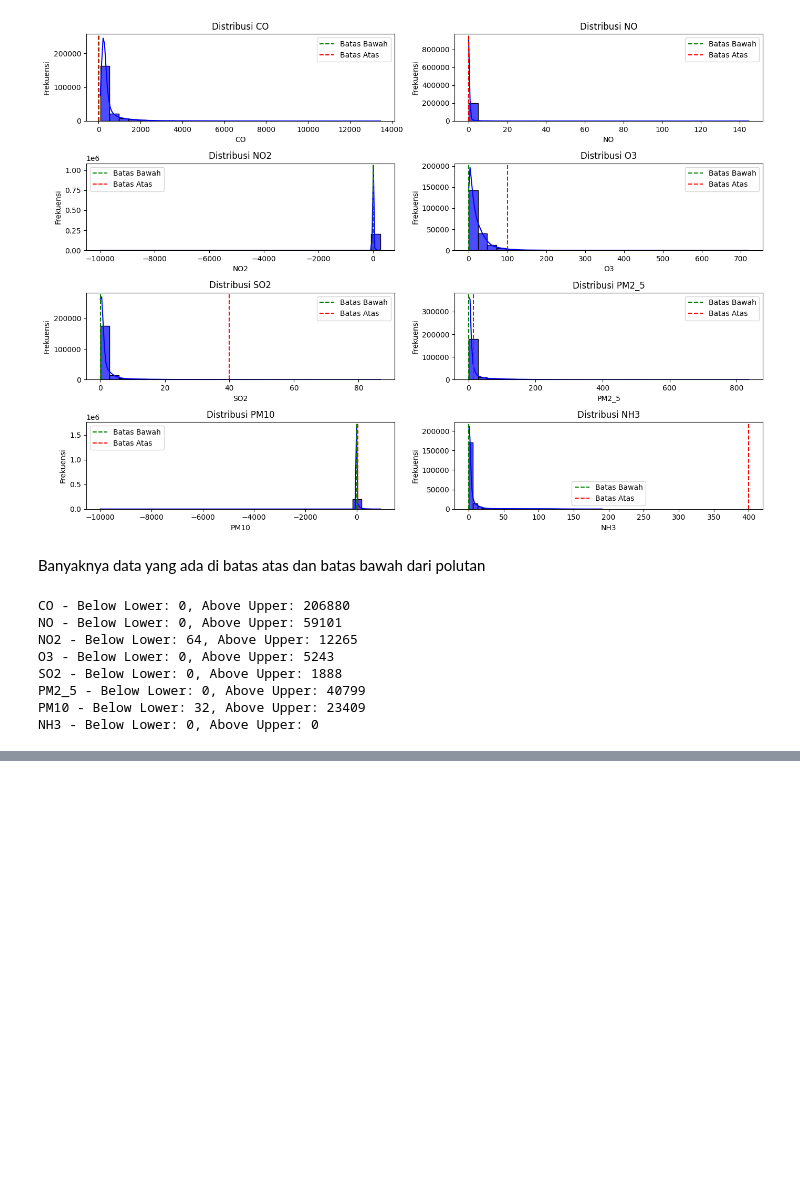
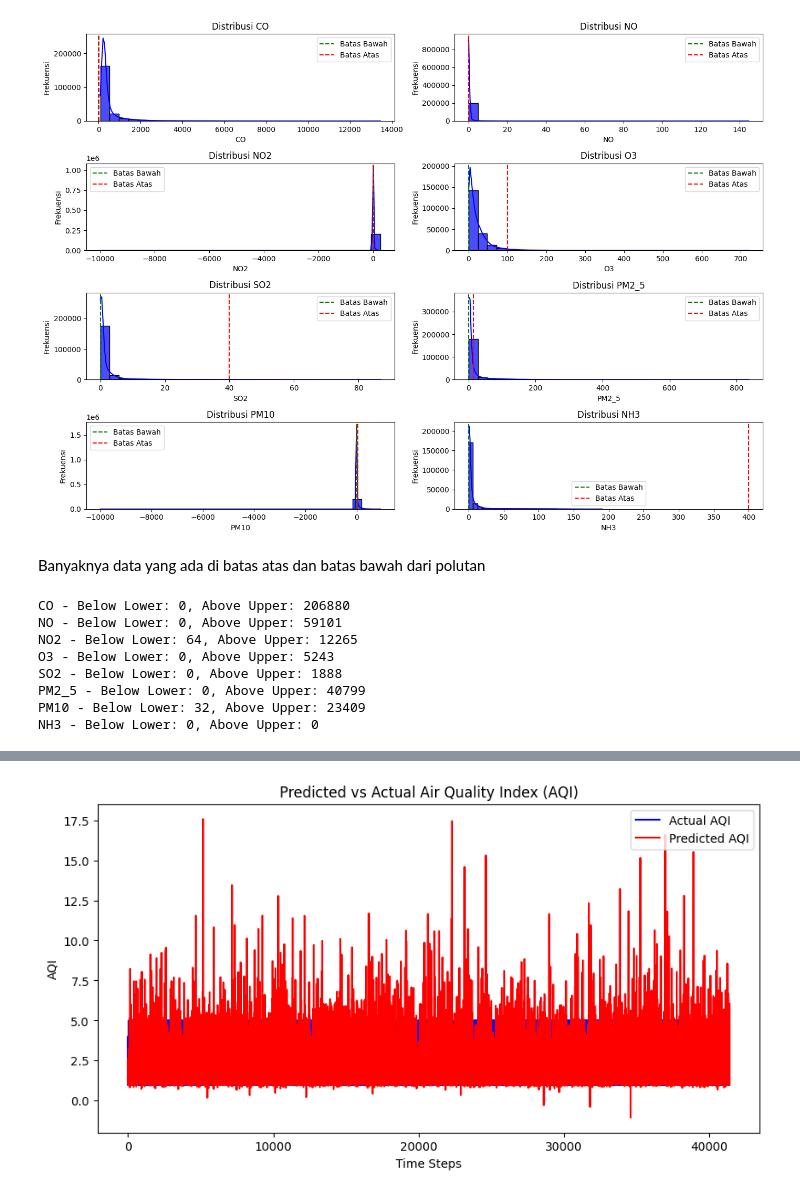
Before and after one commit to pascalreynaldy/CAPSTONE_PROJECT, a Jupyter notebook: EDA_AQI.ipynb, the cells around one changed output, grey strips where cells are left out. Saved outputs shown, nothing was run; the diff lists cells and outputs as text; code cells hidden in the pictures; blank space fills up the shorter version.

```diff
--- a/EDA_AQI.ipynb
+++ b/EDA_AQI.ipynb
@@ -206,0 +362,86 @@ NH3 - Below Lower: 0, Above Upper: 0
+# %%
+import numpy as np
+import pandas as pd
+from sklearn.linear_model import LinearRegression
+from sklearn.model_selection import train_test_split
+from sklearn.preprocessing import MinMaxScaler
+from sklearn.metrics import mean_squared_error, mean_absolute_error, r2_score
+import matplotlib.pyplot as plt
+
+# Load the data from 'data.csv'
+data = pd.read_csv('combined_data_aqi.csv')
+
+# Extract features and target
+features = data[['co', 'no', 'no2', 'o3', 'so2', 'pm2_5', 'pm10', 'nh3']].values
+target = data['aqi'].values
+
+# Scale the features
+scaler = MinMaxScaler()
+features_scaled = scaler.fit_transform(features)
+
+# Split data into training and testing sets
+X_train, X_test, y_train, y_test = train_test_split(features_scaled, target, test_size=0.2, random_state=42)
+
+# Build the Linear Regression model
+model = LinearRegression()
+
+# Train the model
+model.fit(X_train, y_train)
+
+# Predict using the model
+predictions = model.predict(X_test)
+
+# Evaluate the model
+mse = mean_squared_error(y_test, predictions)
+rmse = np.sqrt(mse)
+mae = mean_absolute_error(y_test, predictions)
+r2 = r2_score(y_test, predictions)
+
+# Display metrics
+print(f'MSE: {mse}')
+print(f'RMSE: {rmse}')
+print(f'MAE: {mae}')
+print(f'R-squared: {r2}')
+
+# Check if R-squared is above 90%
+if r2 >= 0.9:
+    print("The Linear Regression model achieves above 90% accuracy and performs well.")
+else:
+    print("The Linear Regression model may need further tuning.")
+
+# Plot Training and Validation Loss Curve
+plt.figure(figsize=(10, 5))
+plt.plot(y_test, label='Actual AQI', color='blue')
+plt.plot(predictions, label='Predicted AQI', color='red')
+plt.title('Predicted vs Actual Air Quality Index (AQI)')
+plt.xlabel('Time Steps')
+plt.ylabel('AQI')
+plt.legend()
+plt.show()
+
+# Scatter Plot Predicted vs Actual
+plt.figure(figsize=(10, 5))
+plt.scatter(y_test, predictions, alpha=0.5, color='purple')
+plt.plot([y_test.min(), y_test.max()], [y_test.min(), y_test.max()], 'r--')
+plt.title('Scatter Plot of Predicted vs Actual AQI')
+plt.xlabel('Actual AQI')
+plt.ylabel('Predicted AQI')
+plt.show()
+
+# Distribution of Residuals
+residuals = y_test - predictions
+plt.figure(figsize=(10, 5))
+plt.hist(residuals, bins=20, color='orange', edgecolor='black')
+plt.title('Distribution of Prediction Errors (Residuals)')
+plt.xlabel('Prediction Error')
+plt.ylabel('Frequency')
+plt.show()
+
+# Bar Plot for Model Evaluation Metrics
+metrics = {'MSE': mse, 'RMSE': rmse, 'MAE': mae, 'R-squared': r2}
+plt.figure(figsize=(8, 5))
+plt.bar(metrics.keys(), metrics.values(), color=['blue', 'green', 'red', 'purple'])
+plt.title('Model Evaluation Metrics')
+plt.ylabel('Score')
+plt.show()
+# %% [output]
@@ -206,0 +453 @@ NH3 - Below Lower: 0, Above Upper: 0
+[figure, added]
```
Also changed, not shown: parts of 3 cells of this notebook.
